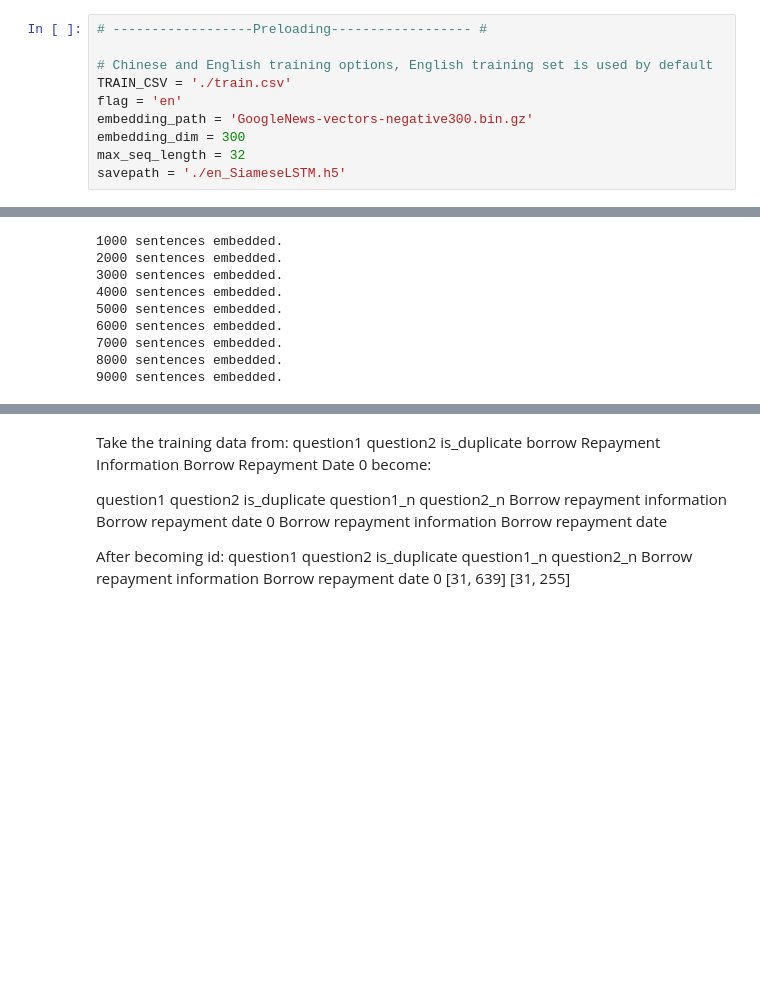
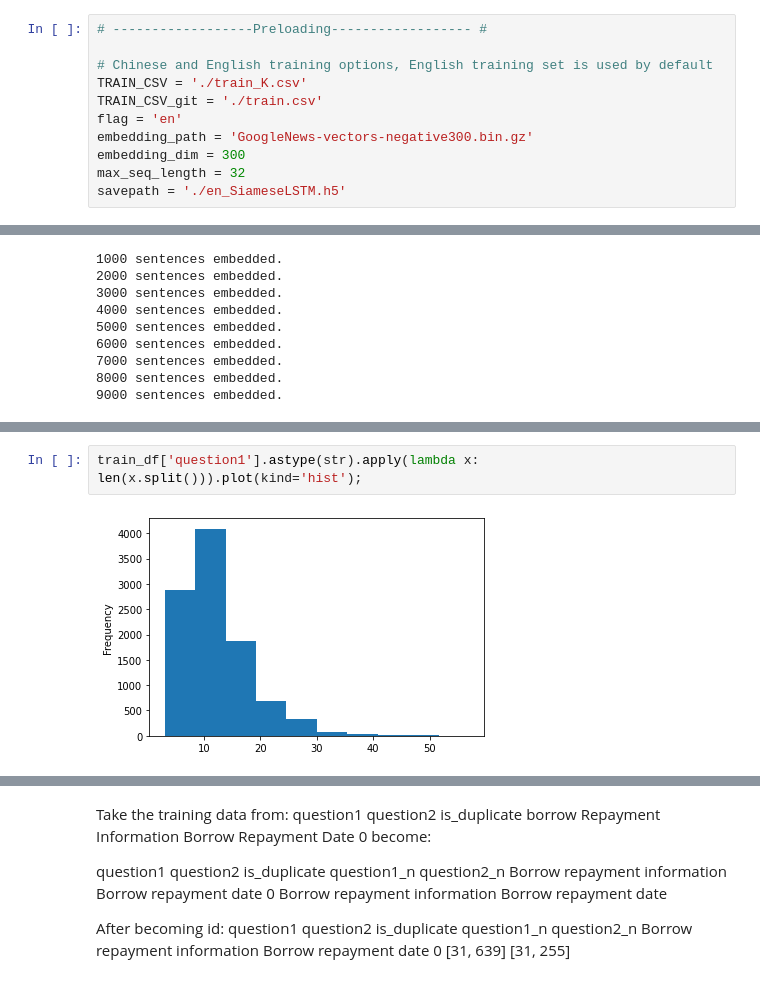
Before and after one commit to Ayman-Abdeen/chatboot-, a Jupyter notebook: chatbot/BiLSTM+Attention/model_v2.ipynb, the cells around one changed output, grey strips where cells are left out. Drawn from its saved outputs; the diff is of its cells as text; blank space fills up the shorter version.

```diff
--- a/chatbot/BiLSTM+Attention/model_v2.ipynb
+++ b/chatbot/BiLSTM+Attention/model_v2.ipynb
@@ -184,7 +236,8 @@ Requirement already satisfied: wget in /usr/local/lib/python3.7/dist-packages (3
 # ------------------Preloading------------------ #
 
 # Chinese and English training options, English training set is used by default
-TRAIN_CSV = './train.csv'
+TRAIN_CSV = './train_K.csv'
+TRAIN_CSV_git = './train.csv'
 flag = 'en'
 embedding_path = 'GoogleNews-vectors-negative300.bin.gz'
 embedding_dim = 300
@@ -288,0 +341,4 @@ train_df.head()
+# %%
+train_df['question1'].astype(str).apply(lambda x: len(x.split())).plot(kind='hist');
+# %% [output]
+[figure, added]
```
Also changed, not shown: parts of 40 cells of this notebook.
